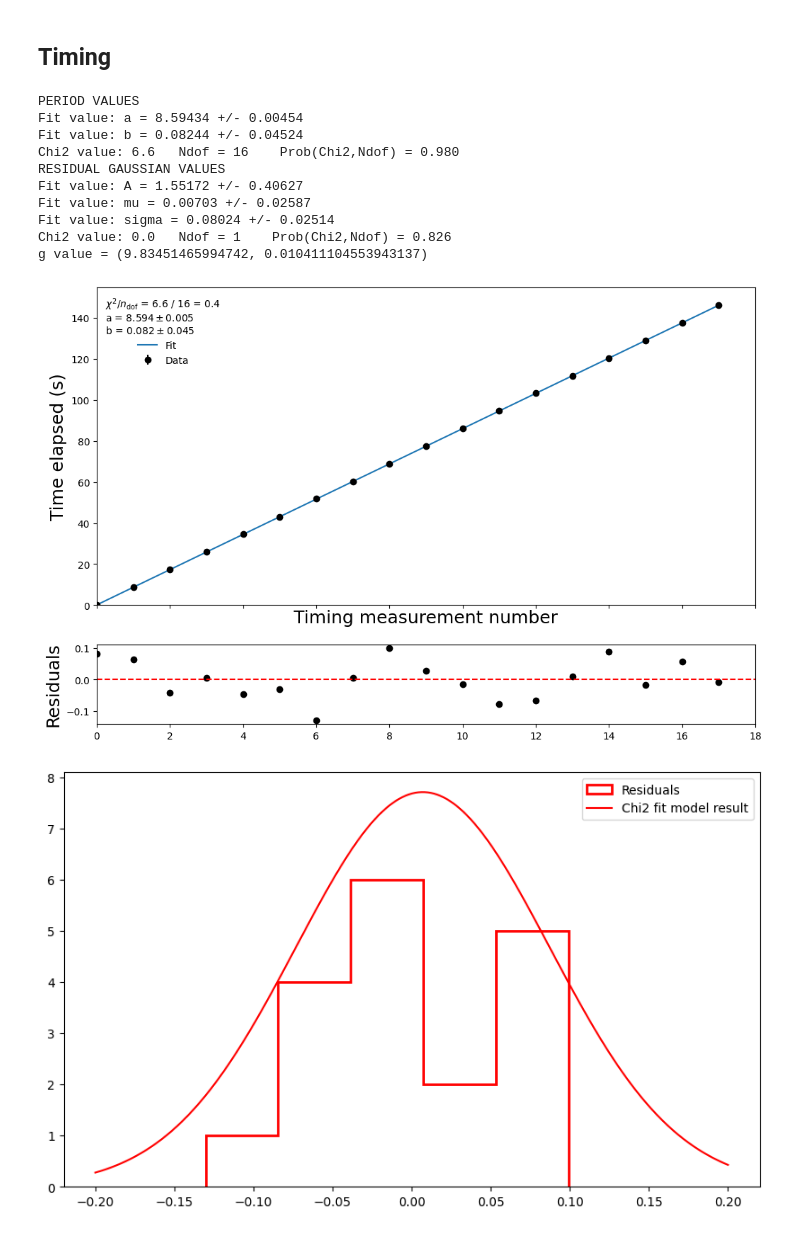
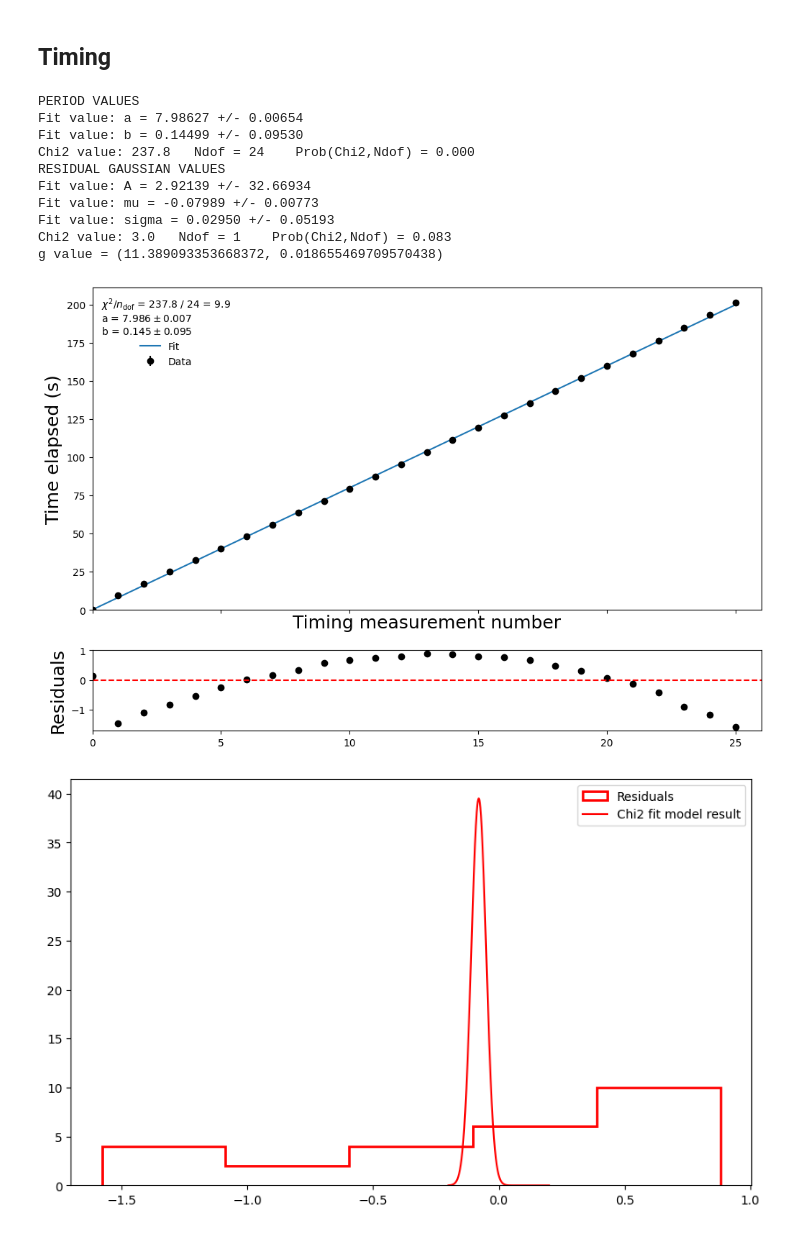
Before and after one commit to RuneEkman/AppStat-project, a Jupyter notebook: projectcode-Copy1.ipynb, the cells around one changed output. Saved outputs shown, nothing was run; the diff lists cells and outputs as text; code cells hidden in the pictures.

```diff
--- a/projectcode-Copy1.ipynb
+++ b/projectcode-Copy1.ipynb
@@ -90,7 +117,7 @@ def ALL(file, bins):
         testdata1[i][0] = i
         testdata1[i][1] = testdata1[i][1] - constant
     n1,t1 = testdata1["n"], testdata1["t_s"] #Defines my two arrays from the data
-    sigt1 = 0.1 #Our uncertainty in elapsed time.
+    sigt1 = 0.25 #Our uncertainty in elapsed time.
 
 
     #Defining straight line function to be used in fitting
@@ -218,17 +245,17 @@ def ALL(file, bins):
     print('g value =', g(m.values['a'], 18.4, m.errors['a'], 0.001))
 # %%
 #def visuals(file, ):
-ALL("rune3.dat", 5)
+ALL("andreas1.dat", 5)
 # %% [output]
 PERIOD VALUES
-Fit value: a = 8.59434 +/- 0.00454
-Fit value: b = 0.08244 +/- 0.04524
-Chi2 value: 6.6   Ndof = 16    Prob(Chi2,Ndof) = 0.980
+Fit value: a = 7.98627 +/- 0.00654
+Fit value: b = 0.14499 +/- 0.09530
+Chi2 value: 237.8   Ndof = 24    Prob(Chi2,Ndof) = 0.000
 RESIDUAL GAUSSIAN VALUES
-Fit value: A = 1.55172 +/- 0.40627
-Fit value: mu = 0.00703 +/- 0.02587
-Fit value: sigma = 0.08024 +/- 0.02514
-Chi2 value: 0.0   Ndof = 1    Prob(Chi2,Ndof) = 0.826
-g value = (9.83451465994742, 0.010411104553943137)
+Fit value: A = 2.92139 +/- 32.66934
+Fit value: mu = -0.07989 +/- 0.00773
+Fit value: sigma = 0.02950 +/- 0.05193
+Chi2 value: 3.0   Ndof = 1    Prob(Chi2,Ndof) = 0.083
+g value = (11.389093353668372, 0.018655469709570438)
-[figure, old version]
+[figure, new version]
-[figure, old version]
+[figure, new version]
```
Also changed, not shown: parts of 6 cells of this notebook.
